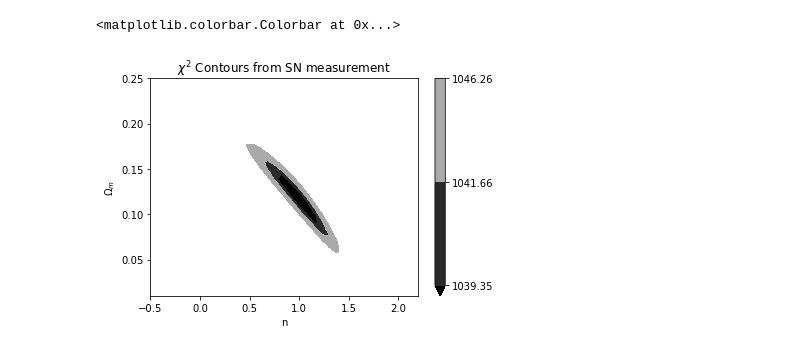
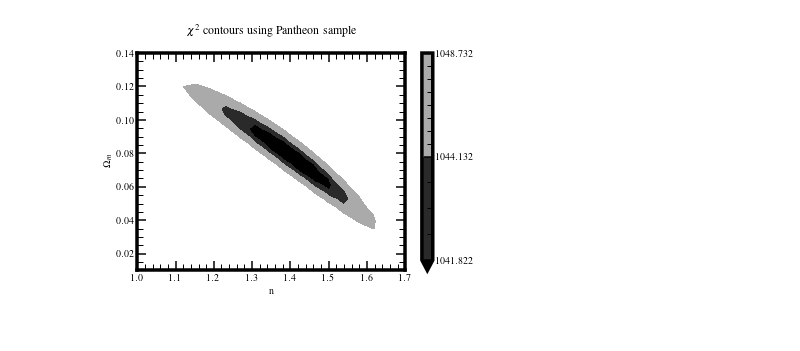
Before and after one commit to AshleyChraya/HubbleConstant-ConstraintsForVCG, a Jupyter notebook: Python Codes/Pantheon.ipynb, the cells around one changed output. Saved outputs shown, nothing was run; the diff lists cells and outputs as text; code cells hidden in the pictures.

```diff
--- a/Python Codes/Pantheon.ipynb
+++ b/Python Codes/Pantheon.ipynb
@@ -6,7 +6,8 @@ from scipy.integrate import quad
 from math import sqrt,pow,log
 import pandas as pd
 from matplotlib.pyplot import figure
-#plt.rcParams["figure.figsize"] = (20,16)
-#plt.style.use('/root/Github_Repos/HubbleConstant-ConstraintsForVCG/standard.mplstyle')
+plt.rcParams["figure.figsize"] = (20,14)
+plt.style.use('/mnt/49258d32-6ae7-47af-b8e9-cd883888e8b3/github/HubbleConstant-ConstraintsForVCG/standard.mplstyle')
 # %%
-data_PS = pd.read_excel (r'/root/Github_Repos/HubbleConstant-ConstraintsForVCG/pantheon_final.xlsx')
+data_PS = pd.read_excel('/mnt/49258d32-6ae7-47af-b8e9-cd883888e8b3/github/HubbleConstant-ConstraintsForVCG/pantheon_final.xlsx')
+data_PS.head()
@@ -28 +49,12 @@ mu=sort_data_SN.DMdata_SN
+# %%
+z=sort_data_SN.Z_SN #Redshift
+amg=sort_data_SN.App_Mag  #Apparent Magnitude
+erramg=sort_data_SN.Error_App_Mag  #Error in apparent magnitude
+mu=amg + 19.35 #Distance modulus # m - M = -5 + 5 log (d) where d is in pc
+errdm=erramg
+label = {
+    "Z_SN":z,"App_Mag":amg,"Error_App_Mag":erramg,"DMdata_SN": mu,"Error_DM_SN":errdm
+}
+sort_data_SN=pd.DataFrame(label)
+mu=sort_data_SN.DMdata_SN
 # %%
@@ -48 +85,6 @@ H0=69.8
+# %%
+def int_func(redshift):
+      return 1/((pow((1+redshift),2)*(omega_r0+(omega_b0/(1+redshift))
+      +((1-omega_b0-omega_r0)*((omega_m*(1+redshift)**6)
+      +(1-omega_m)*(1+redshift)**n)**(0.5)/(1+redshift)**(4)))**(0.5)))
 # %%
@@ -197,22 +277,25 @@ Wall time: 11 µs
 # %%
 #plt.style.use('seaborn-white')
-n= np.linspace(-0.5,2.2,40)
-omega_m =np.linspace(0.01,0.25,40)
+n= np.linspace(0.5,2.0,40)
+omega_m =np.linspace(0.01,0.175,40)
 np_array=np.asarray(col)
 t1=np_array.reshape(40,40)
 #fig,ax=plt.subplots(1,1)
 levels = np.array([min(col)+2.3, min(col)+4.61, min(col)+9.21])
+#https://ned.ipac.caltech.edu/level5/Wall2/Wal3_4.html
 contours =plt.contourf(n,omega_m, t1,levels=levels, extend='min',cmap = 'gist_gray')
 plt.xlabel('n')
 plt.ylabel('$\Omega_m$')
-plt.rcParams["figure.figsize"] = (5,5)
-plt.title("$\chi^2$ Contours from SN measurement")
+plt.title("$\chi^2$ contours using Pantheon sample \n")
+plt.xlim(1,1.7)
+plt.ylim(0.01,0.14)
 #plt.clabel(contours, inline=True, fontsize=8, colors='b')
 #cp.set_clim(vmin=560,vmax=600)
 #cb_ax = fig.add_axes([0.83, 0.1, 0.02, 0.8])
 plt.colorbar() # Add a colorbar to a plot
 #plt.clim(0, 150)
+plt.savefig("chisqPantheon.pdf", format="pdf", bbox_inches="tight")
+plt.show()
 # %% [output]
-<matplotlib.colorbar.Colorbar at 0x...>
-[figure, old version]
+[figure, new version]
 # %%
```
Also changed, not shown: parts of 25 cells of this notebook, 50 other files.
